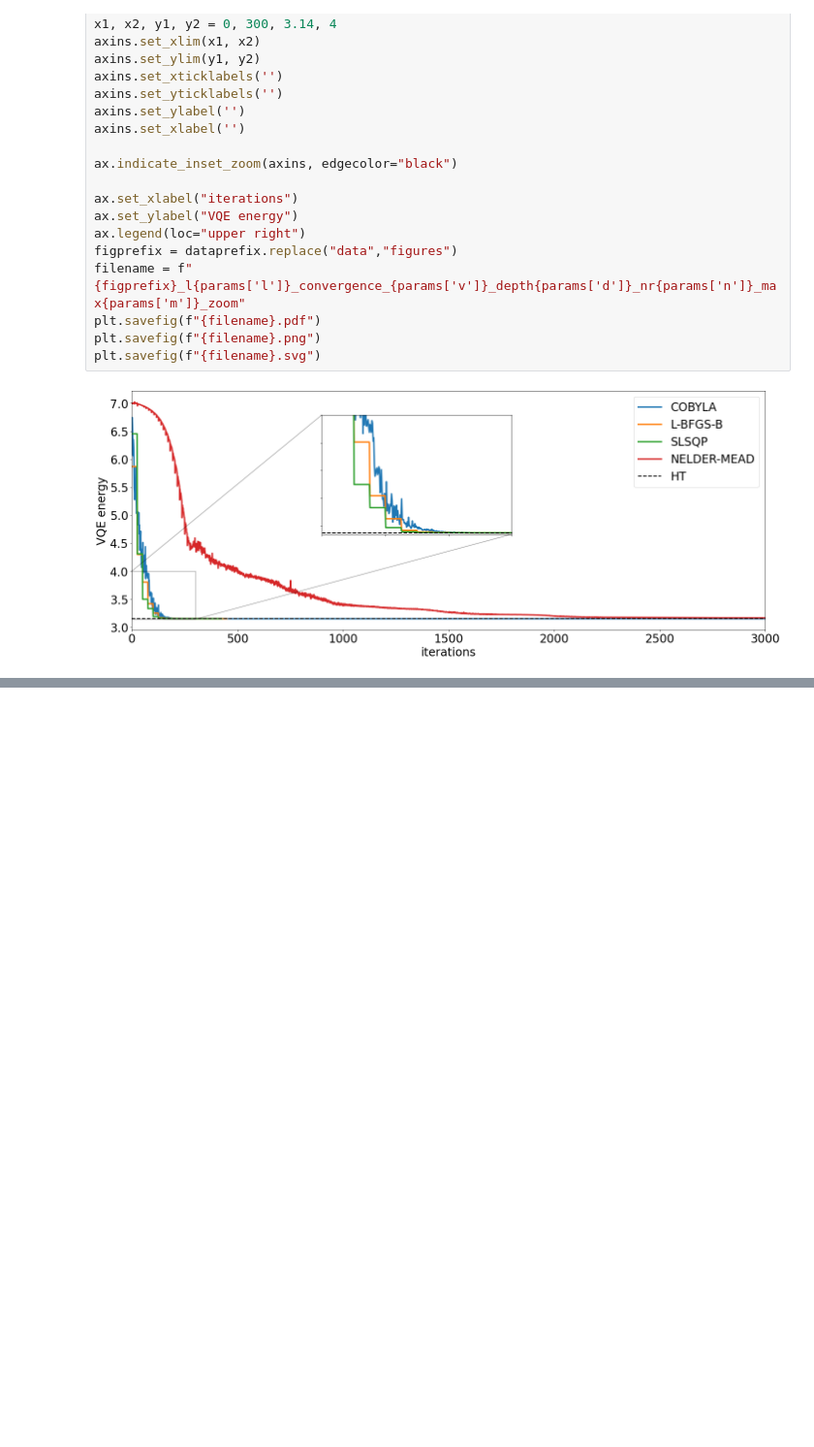
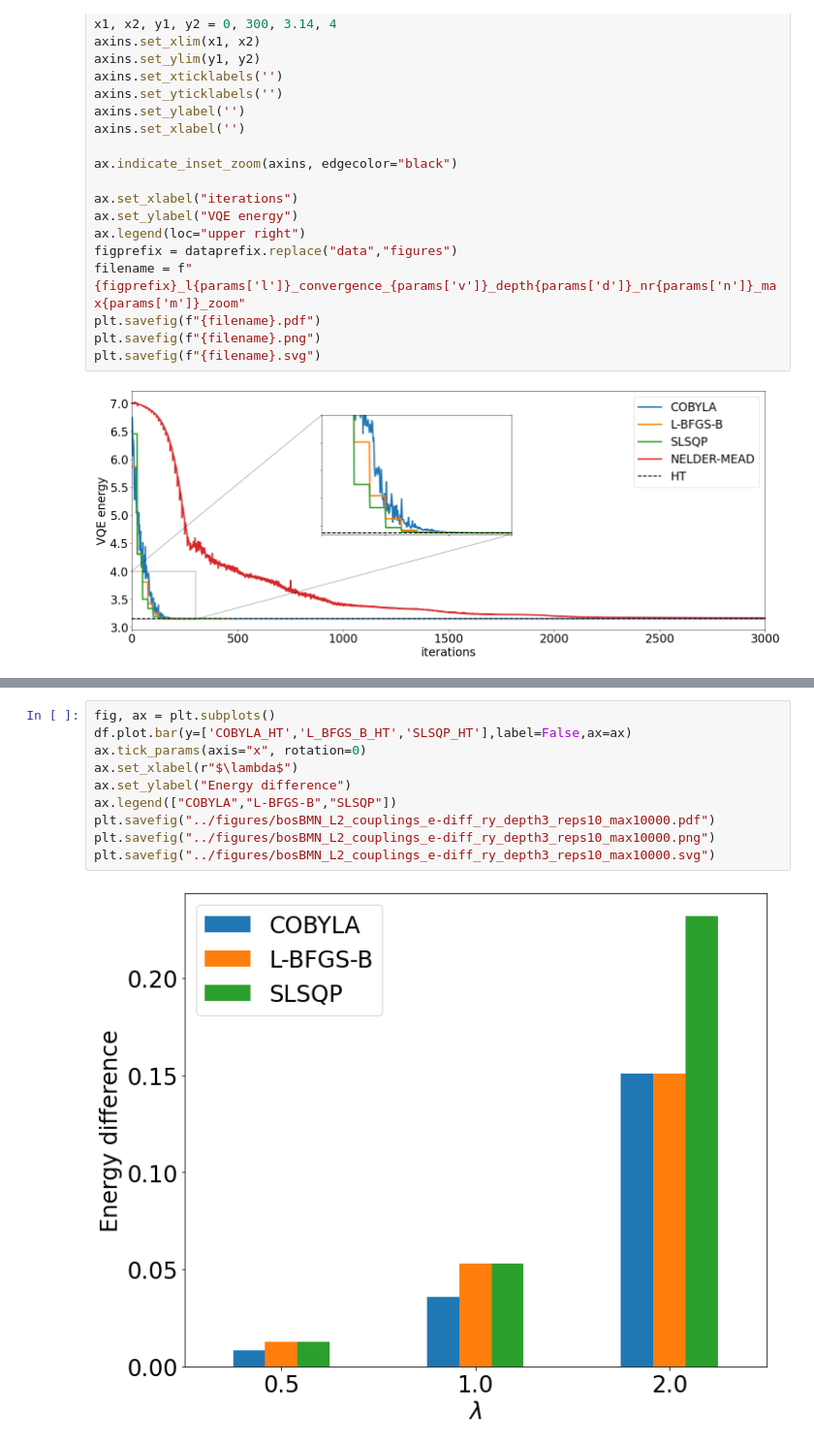
Before and after one commit to erinaldi/bmn2-qiskit, a Jupyter notebook: notebooks/00_figures.ipynb, the cells around one changed output, grey strips where cells are left out. Shown at 97% size. Saved outputs shown, nothing was run; the diff lists cells and outputs as text; blank space fills up the shorter version.

```diff
--- a/notebooks/00_figures.ipynb
+++ b/notebooks/00_figures.ipynb
@@ -374,0 +402,12 @@ plt.savefig(f"{filename}.svg")
+# %%
+fig, ax = plt.subplots()
+df.plot.bar(y=['COBYLA_HT','L_BFGS_B_HT','SLSQP_HT'],label=False,ax=ax)
+ax.tick_params(axis="x", rotation=0)
+ax.set_xlabel(r"$\lambda$")
+ax.set_ylabel("Energy difference")
+ax.legend(["COBYLA","L-BFGS-B","SLSQP"])
+plt.savefig("../figures/bosBMN_L2_couplings_e-diff_ry_depth3_reps10_max10000.pdf")
+plt.savefig("../figures/bosBMN_L2_couplings_e-diff_ry_depth3_reps10_max10000.png")
+plt.savefig("../figures/bosBMN_L2_couplings_e-diff_ry_depth3_reps10_max10000.svg")
+# %% [output]
+[figure, added]
```
Also changed, not shown: parts of 9 cells of this notebook, 3 other files.
